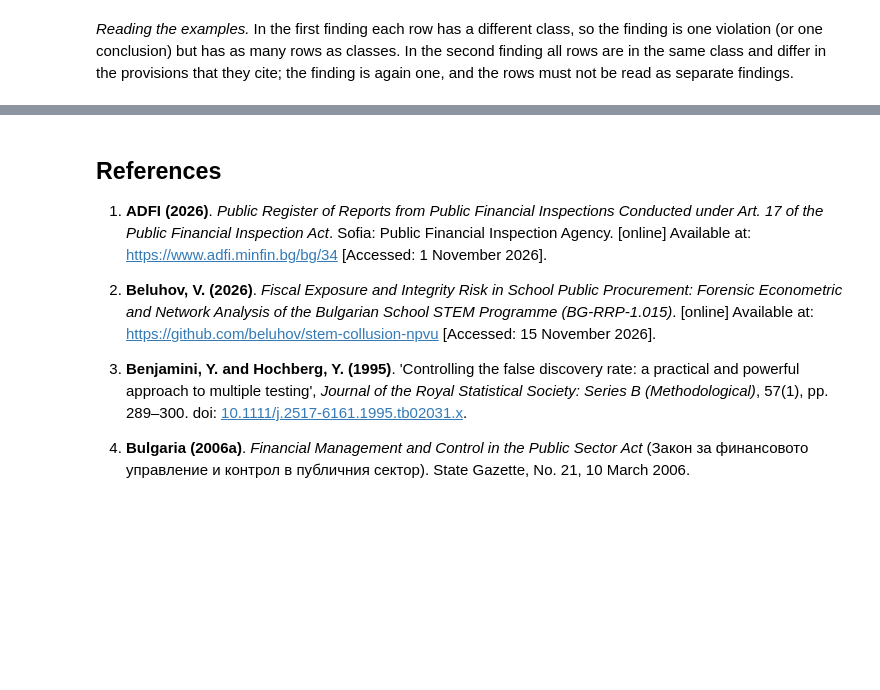
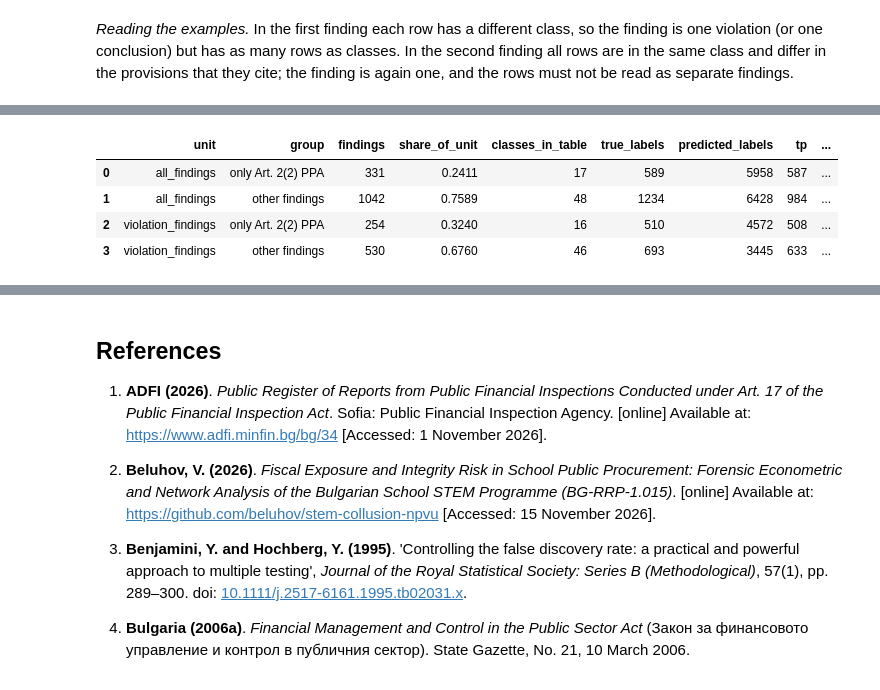
Before and after one commit to beluhov/adfi-violations-classification, a Jupyter notebook: ADFI_Violations_Classification.ipynb, the cells around one changed output, grey strips where cells are left out. Cells and saved outputs as stored; diff of their text form; code cells hidden in the pictures; blank space fills up the shorter version.

```diff
--- a/ADFI_Violations_Classification.ipynb
+++ b/ADFI_Violations_Classification.ipynb
@@ -939,0 +1289,23 @@ Finding 1128: several rows in one class
+# %%
+ART_2_2 = ("ЗОП", "2", "2", "")
+units["only_art_2_2"] = units["provisions"].map(lambda text: bool(text) and set(parse_citations(text)) == {ART_2_2})
+
+records = []
+for unit_name, subset in (("all_findings", units), ("violation_findings", units[units["is_violation"]])):
+    for group_name, part in (("only Art. 2(2) PPA", subset[subset["only_art_2_2"]]), ("other findings", subset[~subset["only_art_2_2"]])):
+        counts = label_counts(part["true_classes"], part["pred_classes"], class_labels)
+        tp, fp, fn = (int(counts[c].sum()) for c in ("tp", "fp", "fn"))
+        precision, recall, _ = measures(tp, fp, fn)
+        n_classes = len(set().union(*part["true_classes"])) if len(part) else 0
+        records.append((unit_name, group_name, len(part), ratio(len(part), len(subset)), n_classes, tp + fn, tp + fp, tp, precision, recall))
+art_2_2 = pd.DataFrame(
+    records,
+    columns=["unit", "group", "findings", "share_of_unit", "classes_in_table", "true_labels", "predicted_labels", "tp", "precision", "recall"],
+).round(4)
+display(art_2_2)
+# %% [output]
+|  | unit | group | findings | share_of_unit | classes_in_table | true_labels | predicted_labels | tp | ... |
+| 0 | all_findings | only Art. 2(2) PPA | 331 | 0.2411 | 17 | 589 | 5958 | 587 | ... |
+| 1 | all_findings | other findings | 1042 | 0.7589 | 48 | 1234 | 6428 | 984 | ... |
+| 2 | violation_findings | only Art. 2(2) PPA | 254 | 0.3240 | 16 | 510 | 4572 | 508 | ... |
+| 3 | violation_findings | other findings | 530 | 0.6760 | 46 | 693 | 3445 | 633 | ... |
```
Also changed, not shown: parts of 14 cells of this notebook, 2 other files.
